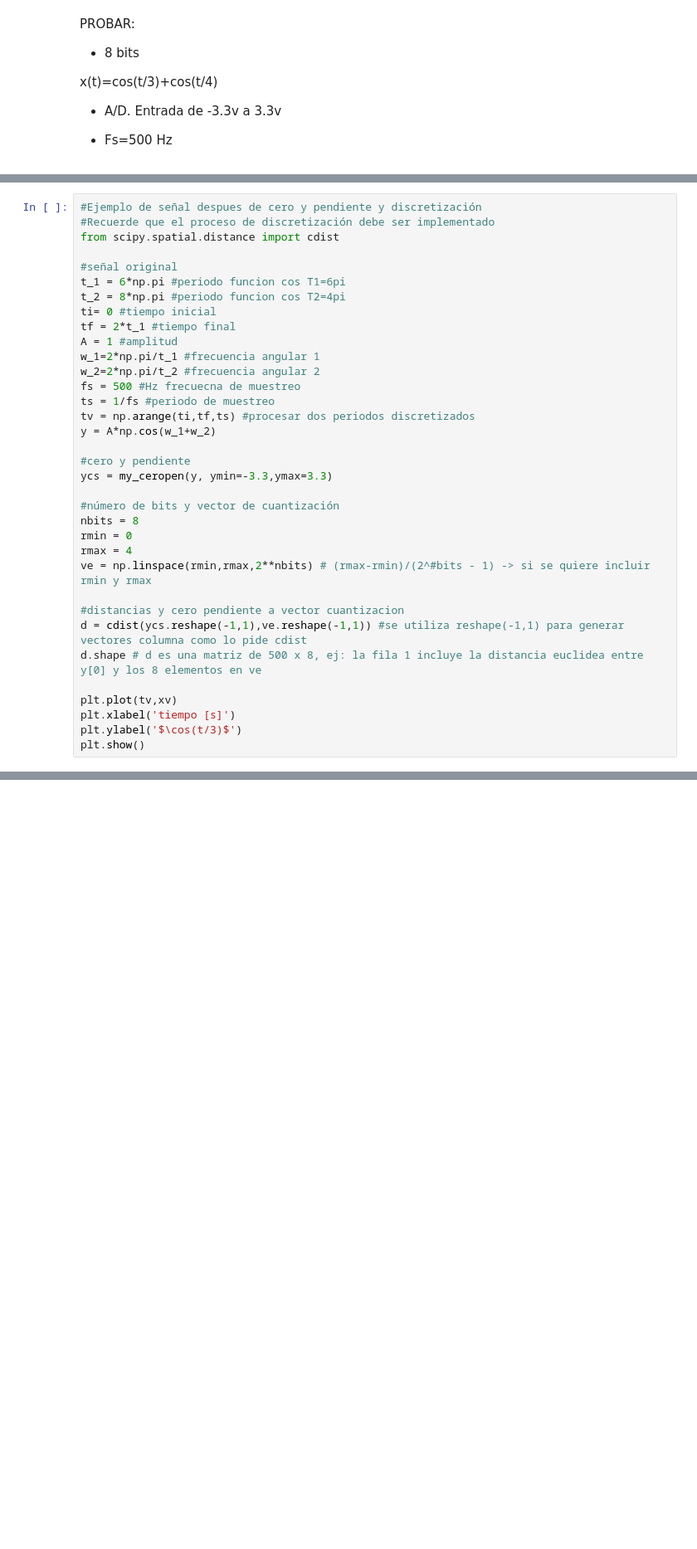
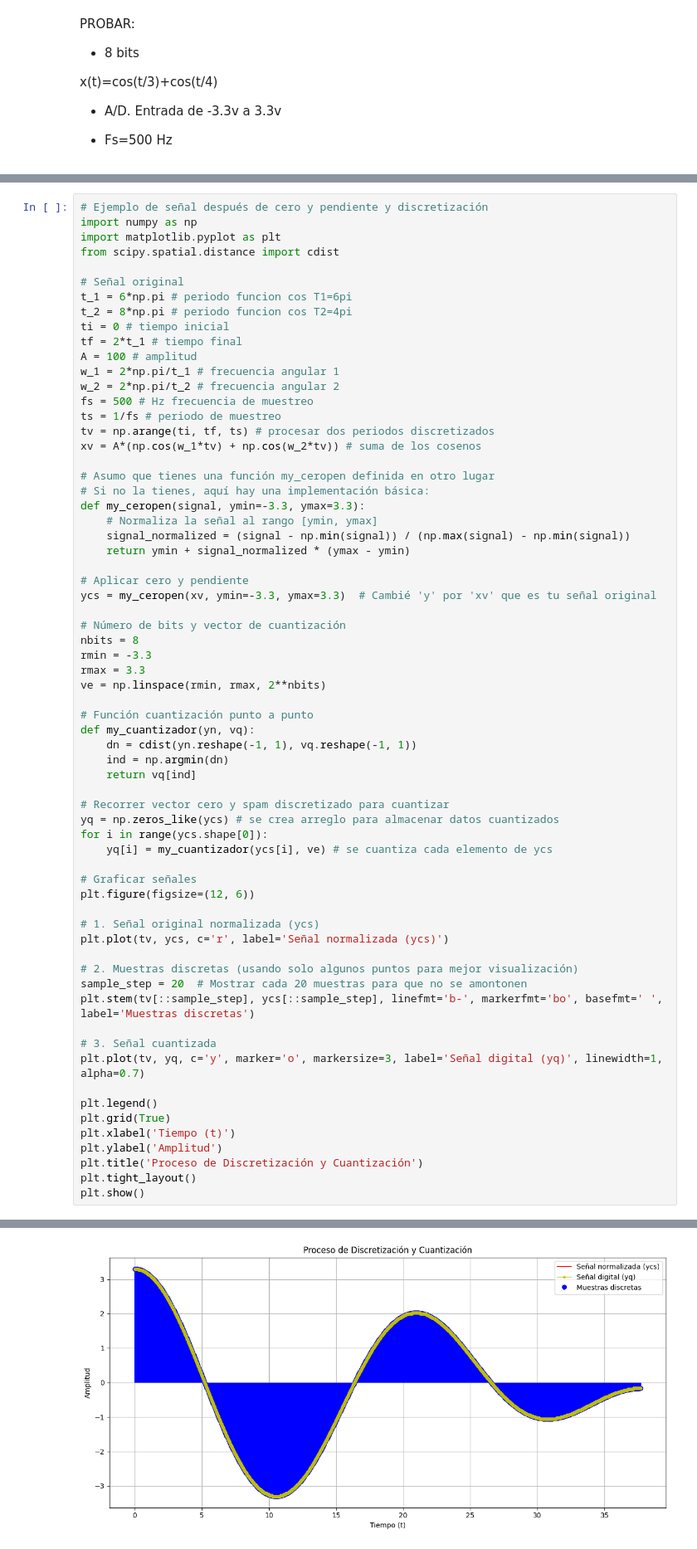
Before and after one commit to laduqueo/Senales_y_Sistemas, a Jupyter notebook: cuaderno_1.ipynb, the cells around one changed output, grey strips where cells are left out. Shown: that part at 83% size. Cells and saved outputs as stored; diff of their text form; blank space fills up the shorter version.

```diff
--- a/cuaderno_1.ipynb
+++ b/cuaderno_1.ipynb
@@ -474,38 +474,69 @@ plt.show()
 # %% [output]
 [figure]
 # %%
-#Ejemplo de señal despues de cero y pendiente y discretización
-#Recuerde que el proceso de discretización debe ser implementado
+# Ejemplo de señal después de cero y pendiente y discretización
+import numpy as np
+import matplotlib.pyplot as plt
 from scipy.spatial.distance import cdist
 
-#señal original
-t_1 = 6*np.pi #periodo funcion cos T1=6pi
-t_2 = 8*np.pi #periodo funcion cos T2=4pi
-ti= 0 #tiempo inicial
-tf = 2*t_1 #tiempo final
-A = 1 #amplitud
-w_1=2*np.pi/t_1 #frecuencia angular 1
-w_2=2*np.pi/t_2 #frecuencia angular 2
-fs = 500 #Hz frecuecna de muestreo
-ts = 1/fs #periodo de muestreo
-tv = np.arange(ti,tf,ts) #procesar dos periodos discretizados
-y = A*np.cos(w_1+w_2)
+# Señal original
+t_1 = 6*np.pi # periodo funcion cos T1=6pi
+t_2 = 8*np.pi # periodo funcion cos T2=4pi
+ti = 0 # tiempo inicial
+tf = 2*t_1 # tiempo final
+A = 100 # amplitud
+w_1 = 2*np.pi/t_1 # frecuencia angular 1
+w_2 = 2*np.pi/t_2 # frecuencia angular 2
+fs = 500 # Hz frecuencia de muestreo
+ts = 1/fs # periodo de muestreo
+tv = np.arange(ti, tf, ts) # procesar dos periodos discretizados
+xv = A*(np.cos(w_1*tv) + np.cos(w_2*tv)) # suma de los cosenos
 
-#cero y pendiente
-ycs = my_ceropen(y, ymin=-3.3,ymax=3.3)
+# Asumo que tienes una función my_ceropen definida en otro lugar
+# Si no la tienes, aquí hay una implementación básica:
+def my_ceropen(signal, ymin=-3.3, ymax=3.3):
+    # Normaliza la señal al rango [ymin, ymax]
+    signal_normalized = (signal - np.min(signal)) / (np.max(signal) - np.min(signal))
+    return ymin + signal_normalized * (ymax - ymin)
 
-#número de bits y vector de cuantización
+# Aplicar cero y pendiente
+ycs = my_ceropen(xv, ymin=-3.3, ymax=3.3)  # Cambié 'y' por 'xv' que es tu señal original
+
+# Número de bits y vector de cuantización
 nbits = 8
-rmin = 0
-rmax = 4
-ve = np.linspace(rmin,rmax,2**nbits) # (rmax-rmin)/(2^#bits - 1) -> si se quiere incluir rmin y rmax
+rmin = -3.3
+rmax = 3.3
+ve = np.linspace(rmin, rmax, 2**nbits)
 
-#distancias y cero pendiente a vector cuantizacion
-d = cdist(ycs.reshape(-1,1),ve.reshape(-1,1)) #se utiliza reshape(-1,1) para generar vectores columna como lo pide cdist
-d.shape # d es una matriz de 500 x 8, ej: la fila 1 incluye la distancia euclidea entre y[0] y los 8 elementos en ve
+# Función cuantización punto a punto
+def my_cuantizador(yn, vq):
+    dn = cdist(yn.reshape(-1, 1), vq.reshape(-1, 1))
+    ind = np.argmin(dn)
+    return vq[ind]
 
-plt.plot(tv,xv)
-plt.xlabel('tiempo [s]')
-plt.ylabel('$\cos(t/3)$')
+# Recorrer vector cero y spam discretizado para cuantizar
+yq = np.zeros_like(ycs) # se crea arreglo para almacenar datos cuantizados
+for i in range(ycs.shape[0]):
+    yq[i] = my_cuantizador(ycs[i], ve) # se cuantiza cada elemento de ycs
+
+# Graficar señales
+plt.figure(figsize=(12, 6))
+
+# 1. Señal original normalizada (ycs)
+plt.plot(tv, ycs, c='r', label='Señal normalizada (ycs)')
+
+# 2. Muestras discretas (usando solo algunos puntos para mejor visualización)
+sample_step = 20  # Mostrar cada 20 muestras para que no se amontonen
+plt.stem(tv[::sample_step], ycs[::sample_step], linefmt='b-', markerfmt='bo', basefmt=' ', label='Muestras discretas')
+
+# 3. Señal cuantizada
+plt.plot(tv, yq, c='y', marker='o', markersize=3, label='Señal digital (yq)', linewidth=1, alpha=0.7)
+
+plt.legend()
+plt.grid(True)
+plt.xlabel('Tiempo (t)')
+plt.ylabel('Amplitud')
+plt.title('Proceso de Discretización y Cuantización')
+plt.tight_layout()
 plt.show()
 # %% [output]
@@ -512,0 +543 @@ TypeError: 'numpy.float64' object is not iterable
+[figure, added]
```
Also changed, not shown: parts of 1 cell of this notebook.
